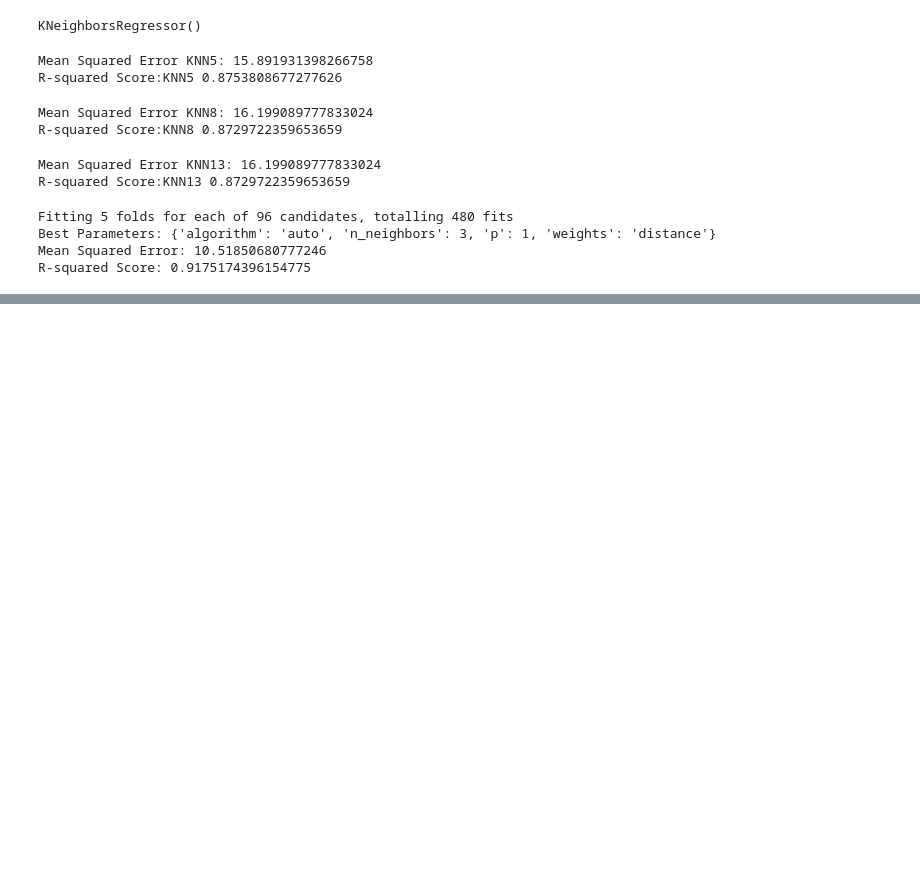
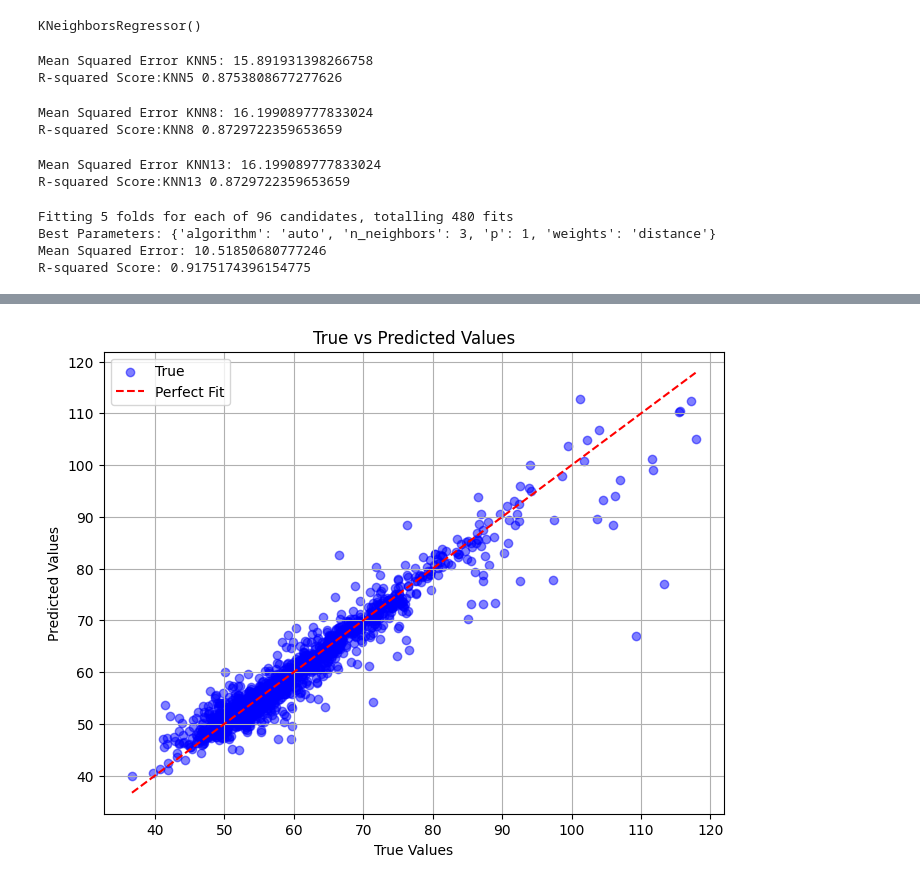
Before and after one commit to Soonusravan/Machine_Learning, a Jupyter notebook: KNN/Gas Turbine KNN.ipynb, the cells around one changed output, grey strips where cells are left out. Saved outputs shown, nothing was run; the diff lists cells and outputs as text; code cells hidden in the pictures; blank space fills up the shorter version.

```diff
--- a/KNN/Gas Turbine KNN.ipynb
+++ b/KNN/Gas Turbine KNN.ipynb
@@ -180,0 +195,15 @@ R-squared Score: 0.9175174396154775
+# %%
+import matplotlib.pyplot as plt
+
+# Plot the predicted vs true values
+plt.figure(figsize=(8, 6))
+plt.scatter(y_test, y_pred, color='blue', alpha=0.5, label='True')  # True values in blue
+plt.plot([y_test.min(), y_test.max()], [y_test.min(), y_test.max()], linestyle='--', color='red', label='Perfect Fit')  # Perfect fit line in red
+plt.title('True vs Predicted Values')
+plt.xlabel('True Values')
+plt.ylabel('Predicted Values')
+plt.grid(True)
+plt.legend()  # Show legend with labels
+plt.show()
+# %% [output]
+[figure, added]
```
Also changed, not shown: parts of 2 cells of this notebook, 16 other files.
